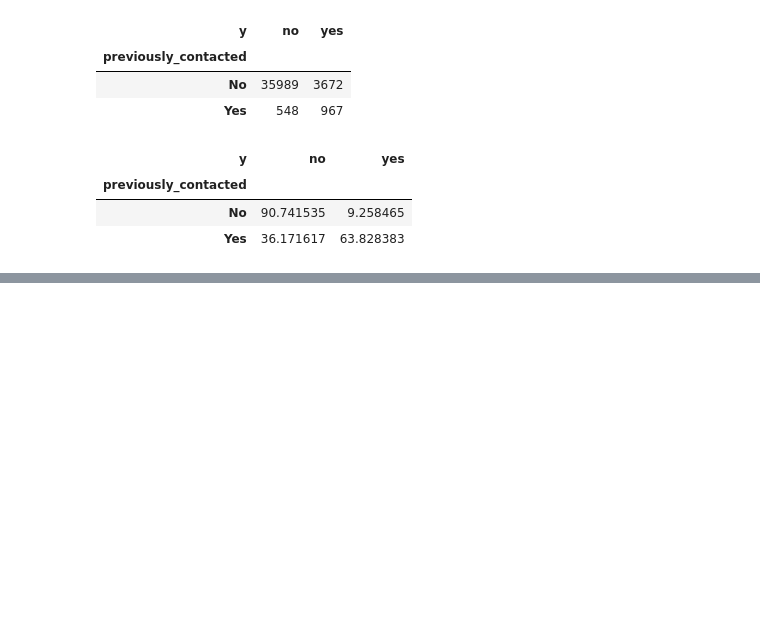
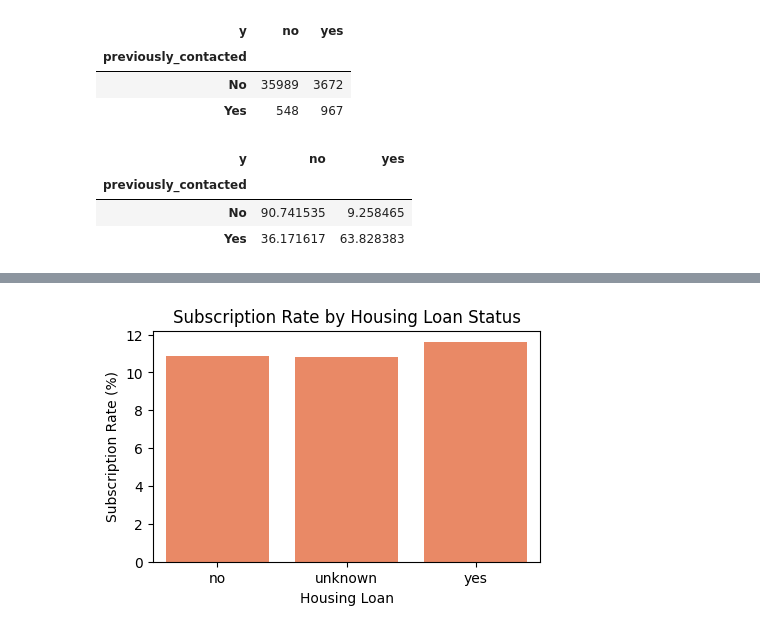
Before and after one commit to Chandni-R53/Marketing-Campaign-Analysis, a Jupyter notebook: analysis.ipynb, the cells around one changed output, grey strips where cells are left out. Drawn from its saved outputs; the diff is of its cells as text; code cells hidden in the pictures; blank space fills up the shorter version.

```diff
--- a/analysis.ipynb
+++ b/analysis.ipynb
@@ -898,0 +966,18 @@ pd.crosstab(
+# %%
+housing_rate = pd.crosstab(
+    df["housing"],
+    df["y"],
+    normalize="index"
+)["yes"] * 100
+plt.figure(figsize=(5, 3))
+sns.barplot(
+    x=housing_rate.index,
+    y=housing_rate.values,
+    color='coral'
+)
+plt.title("Subscription Rate by Housing Loan Status")
+plt.xlabel("Housing Loan")
+plt.ylabel("Subscription Rate (%)")
+plt.show()
+# %% [output]
+[figure, added]
```
Also changed, not shown: parts of 15 cells of this notebook.
